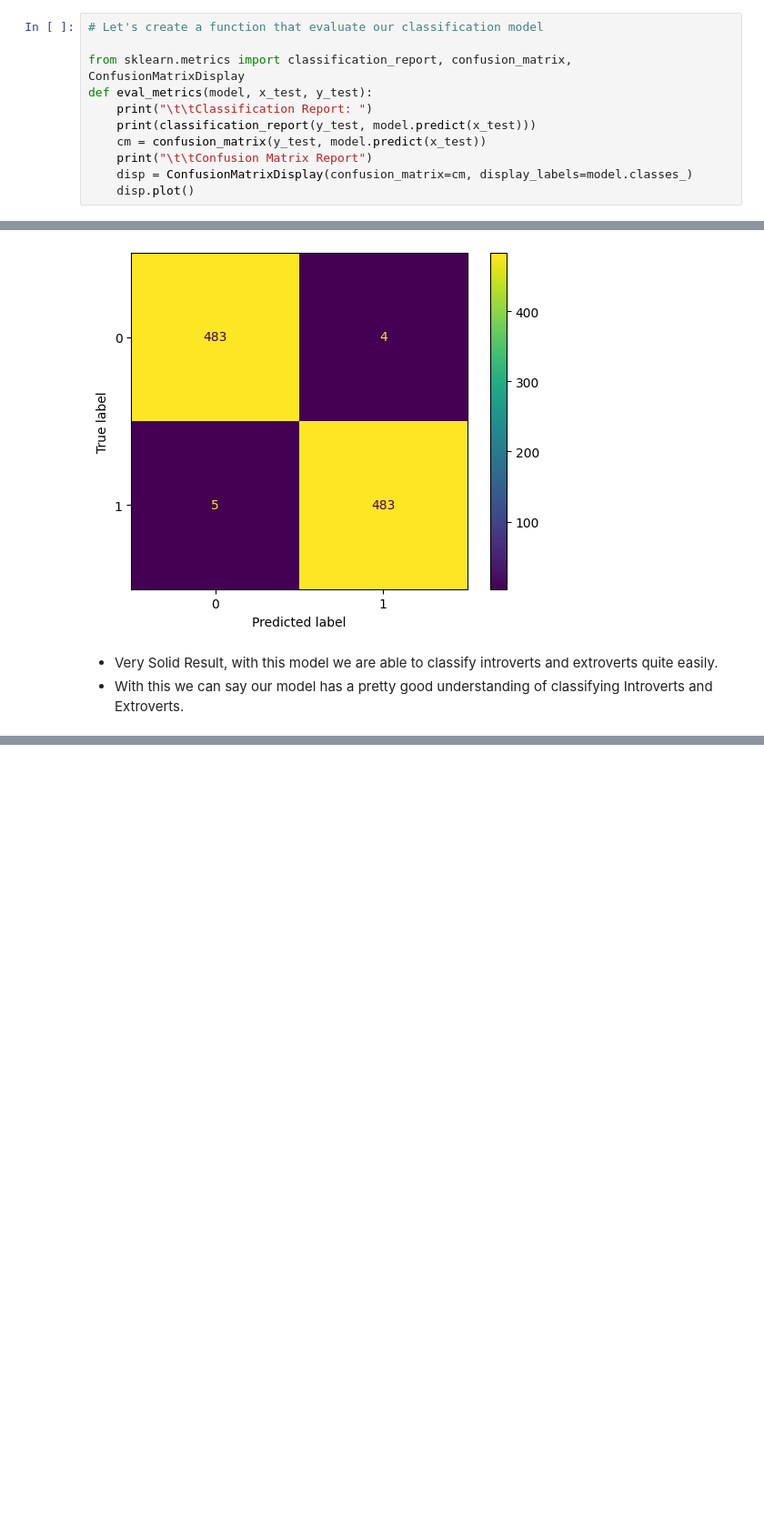
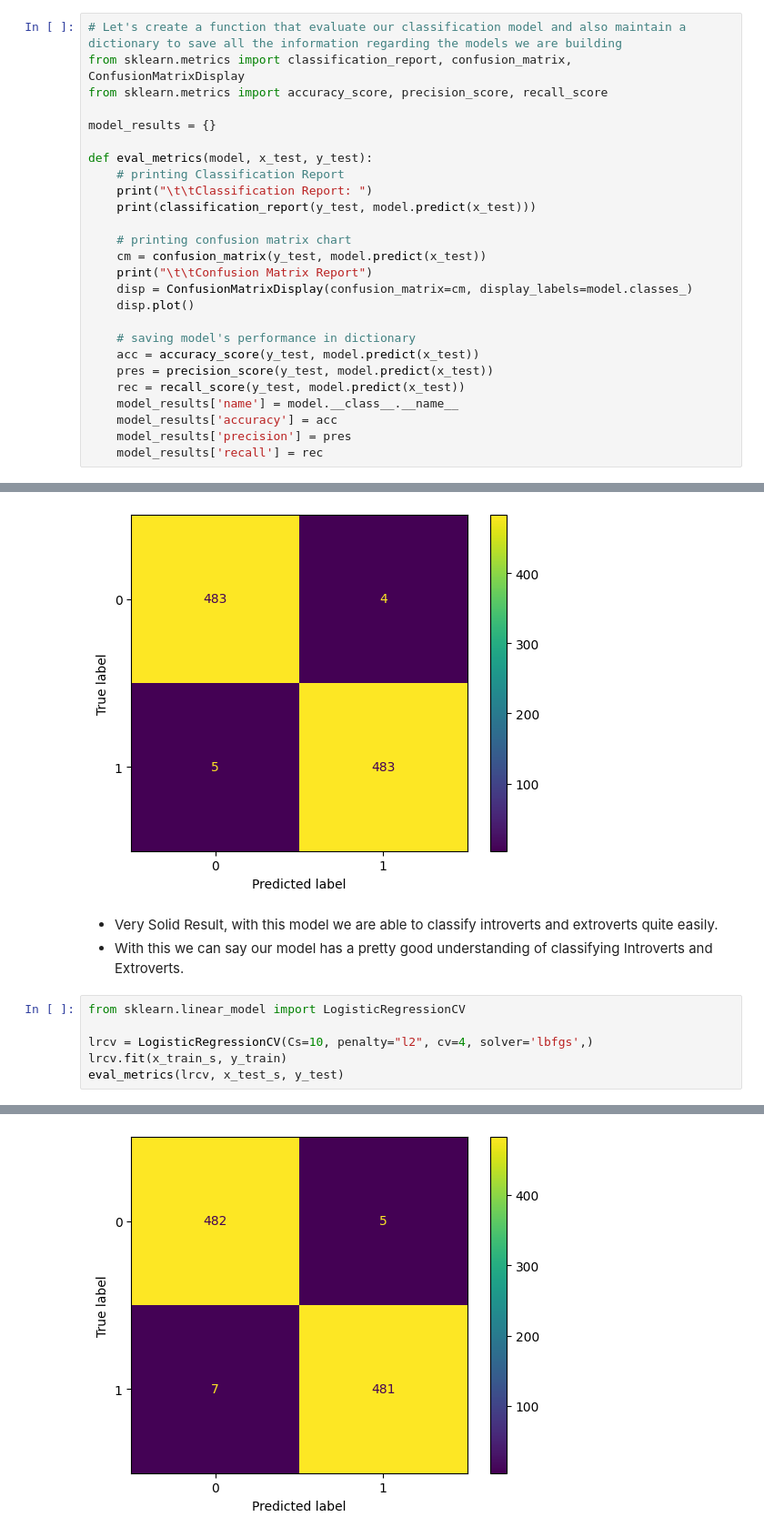
Before and after one commit to rizz045/Predicting-Personality-Traits-Using-Social-Behavior-Patterns, a Jupyter notebook: Personality_Prediction_Using_ML.ipynb, the cells around one changed output, grey strips where cells are left out. Shown at 91% size. Drawn from its saved outputs; the diff is of its cells as text; blank space fills up the shorter version.

```diff
--- a/Personality_Prediction_Using_ML.ipynb
+++ b/Personality_Prediction_Using_ML.ipynb
@@ -283,13 +283,28 @@ x_test_s = scaler.transform(x_test)
 # %% [markdown]
 # Model Building
 # %%
-# Let's create a function that evaluate our classification model
+# Let's create a function that evaluate our classification model and also maintain a dictionary to save all the information regarding the models we are building
+from sklearn.metrics import classification_report, confusion_matrix, ConfusionMatrixDisplay
+from sklearn.metrics import accuracy_score, precision_score, recall_score
 
-from sklearn.metrics import classification_report, confusion_matrix, ConfusionMatrixDisplay
+model_results = {}
+
 def eval_metrics(model, x_test, y_test):
+    # printing Classification Report
     print("\t\tClassification Report: ")
     print(classification_report(y_test, model.predict(x_test)))
+
+    # printing confusion matrix chart
     cm = confusion_matrix(y_test, model.predict(x_test))
     print("\t\tConfusion Matrix Report")
     disp = ConfusionMatrixDisplay(confusion_matrix=cm, display_labels=model.classes_)
     disp.plot()
+
+    # saving model's performance in dictionary
+    acc = accuracy_score(y_test, model.predict(x_test))
+    pres = precision_score(y_test, model.predict(x_test))
+    rec = recall_score(y_test, model.predict(x_test))
+    model_results['name'] = model.__class__.__name__
+    model_results['accuracy'] = acc
+    model_results['precision'] = pres
+    model_results['recall'] = rec
@@ -317,3 +343,10 @@ weighted avg       0.99      0.99      0.99       975
 # %% [markdown]
 * Very Solid Result, with this model we are able to classify introverts and extroverts quite easily.
 * With this we can say our model has a pretty good understanding of classifying Introverts and Extroverts.
+# %%
+from sklearn.linear_model import LogisticRegressionCV
+
+lrcv = LogisticRegressionCV(Cs=10, penalty="l2", cv=4, solver='lbfgs',)
+lrcv.fit(x_train_s, y_train)
+eval_metrics(lrcv, x_test_s, y_test)
+# %% [output]
@@ -319,0 +364 @@ weighted avg       0.99      0.99      0.99       975
+[figure, added]
```
Also changed, not shown: parts of 3 cells of this notebook.
